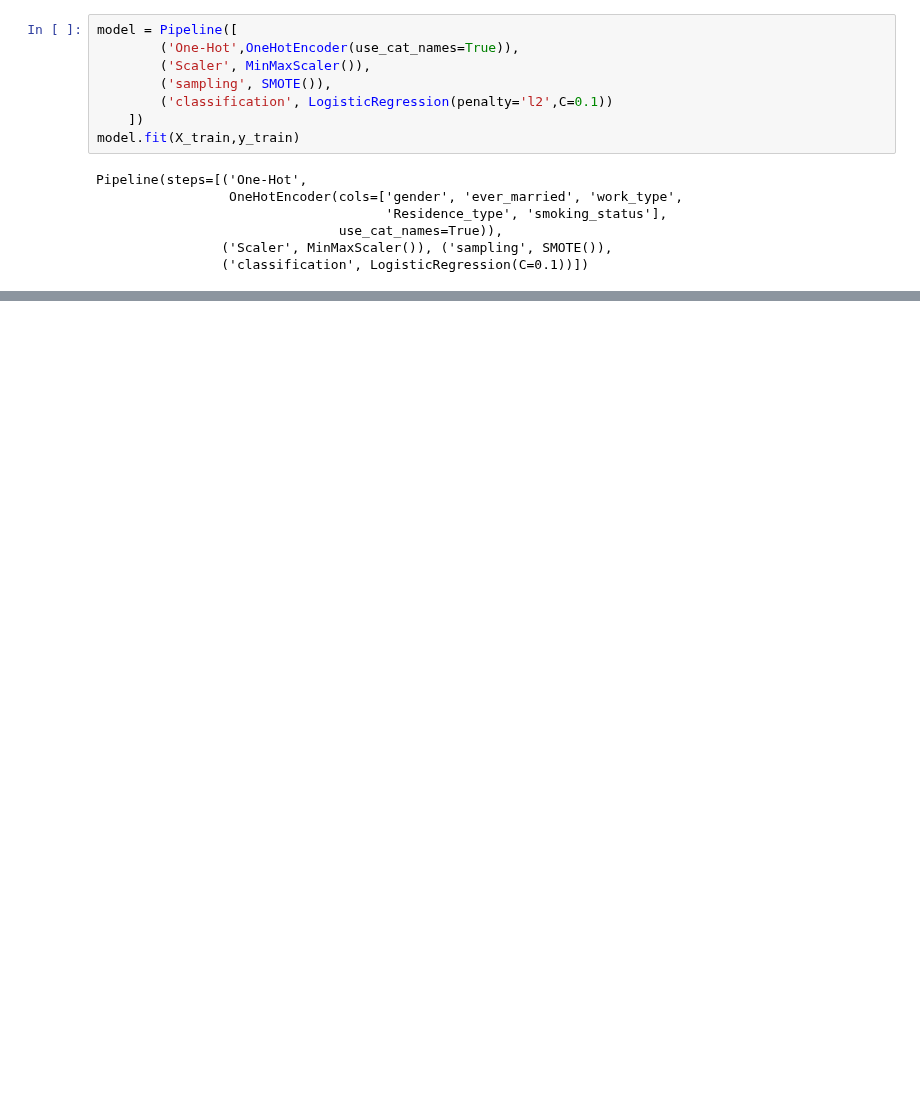
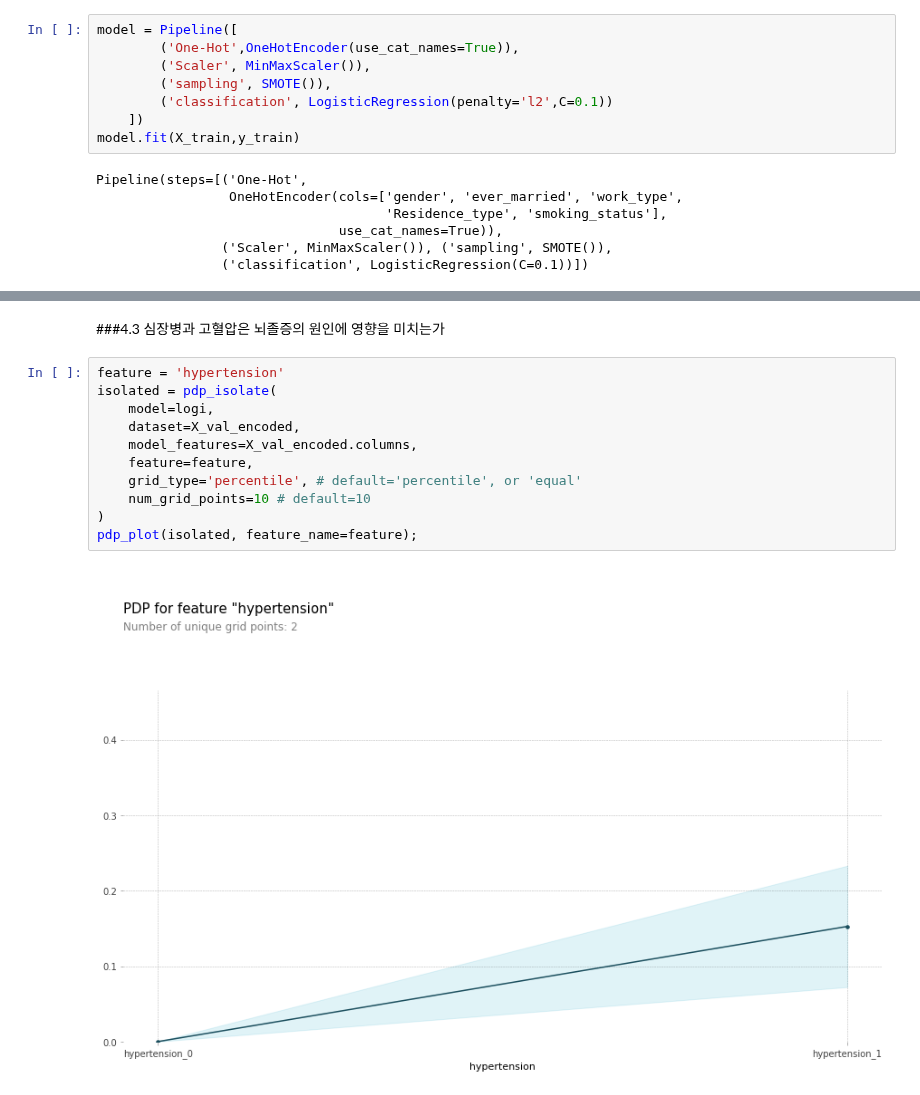
Before and after one commit to sanha-hwang/Stroke-prediction, a Jupyter notebook: Project2_Stroke_Prediction.ipynb, the cells around one changed output, grey strips where cells are left out. Cells and saved outputs as stored; diff of their text form; blank space fills up the shorter version.

```diff
--- a/Project2_Stroke_Prediction.ipynb
+++ b/Project2_Stroke_Prediction.ipynb
@@ -714,0 +751,15 @@ f1-score : 0.20, auc : 0.75
+# %% [markdown]
+###4.3 심장병과 고혈압은 뇌졸증의 원인에 영향을 미치는가
+# %%
+feature = 'hypertension'
+isolated = pdp_isolate(
+    model=logi,
+    dataset=X_val_encoded,
+    model_features=X_val_encoded.columns,
+    feature=feature,
+    grid_type='percentile', # default='percentile', or 'equal'
+    num_grid_points=10 # default=10
+)
+pdp_plot(isolated, feature_name=feature);
+# %% [output]
+[figure, added]
```
Also changed, not shown: parts of 55 cells of this notebook.
